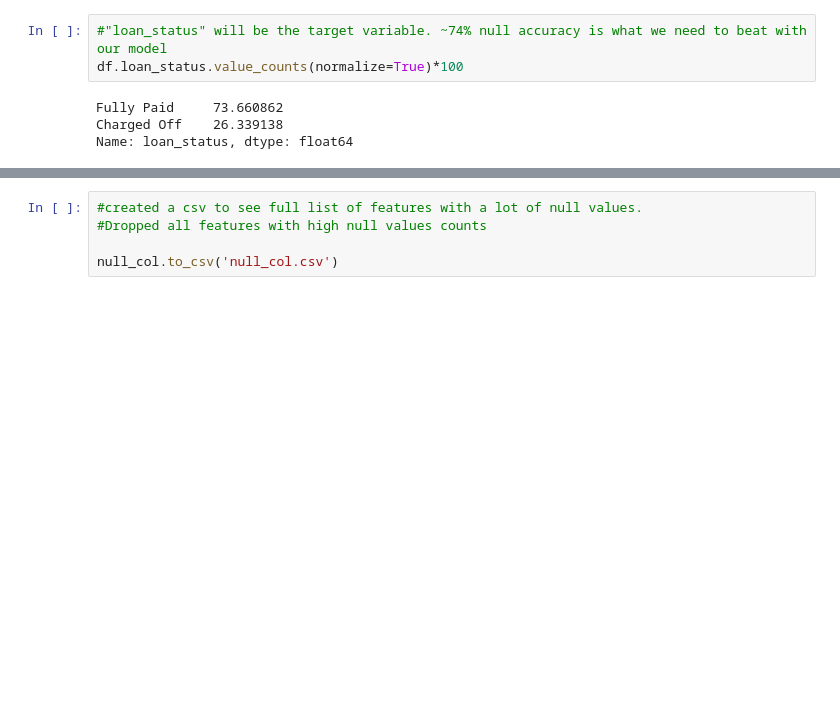
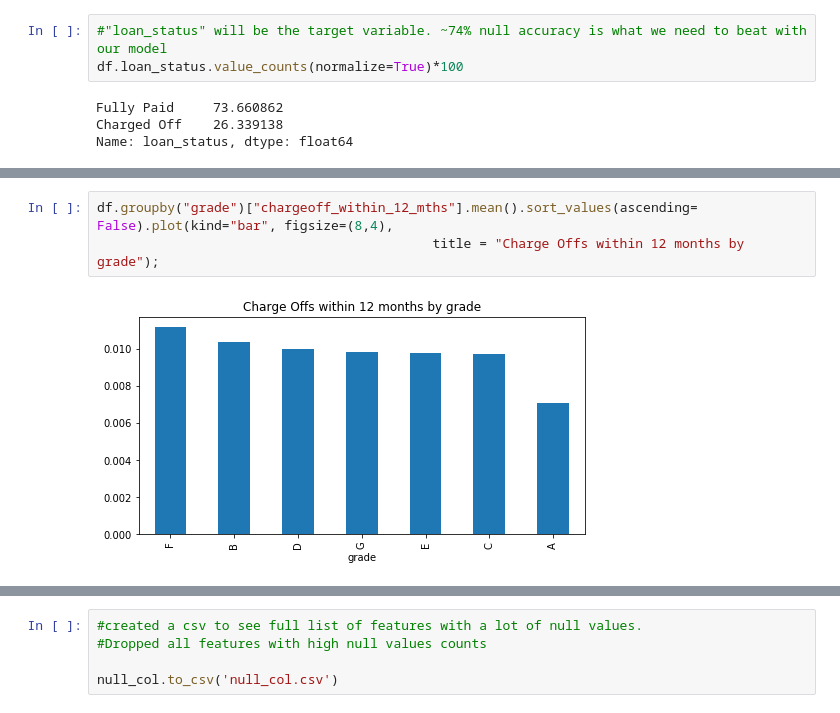
Before and after one commit to Itaintdatascience/DS-SF-40, a Jupyter notebook: Darren_Project_Proposal.ipynb, the cells around one changed output, grey strips where cells are left out. Drawn from its saved outputs; the diff is of its cells as text; blank space fills up the shorter version.

```diff
--- a/Darren_Project_Proposal.ipynb
+++ b/Darren_Project_Proposal.ipynb
@@ -75,0 +133,5 @@ df.describe()
+# %%
+df.groupby("grade")["chargeoff_within_12_mths"].mean().sort_values(ascending= False).plot(kind="bar", figsize=(8,4),
+                                           title = "Charge Offs within 12 months by grade");
+# %% [output]
+[figure, added]
```
Also changed, not shown: parts of 140 cells of this notebook.
